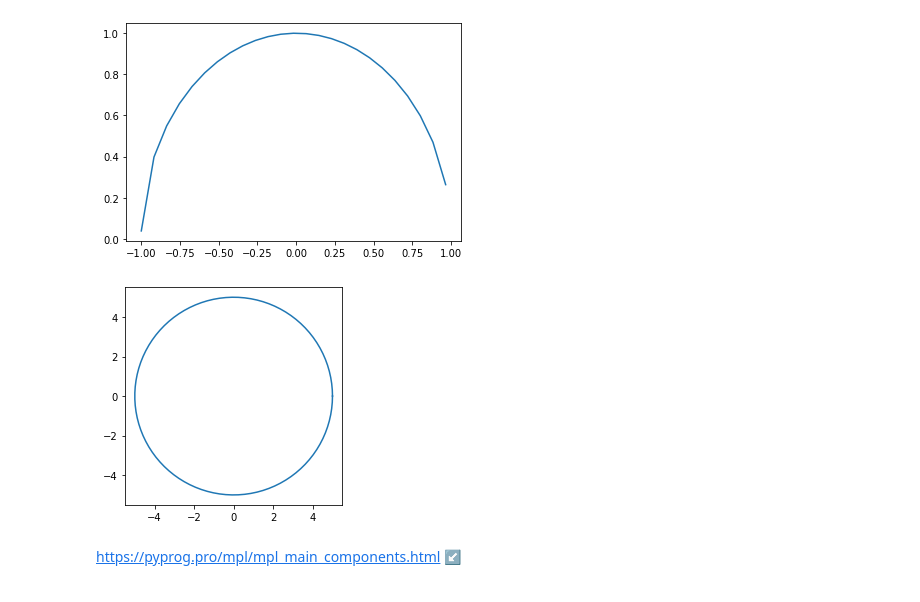
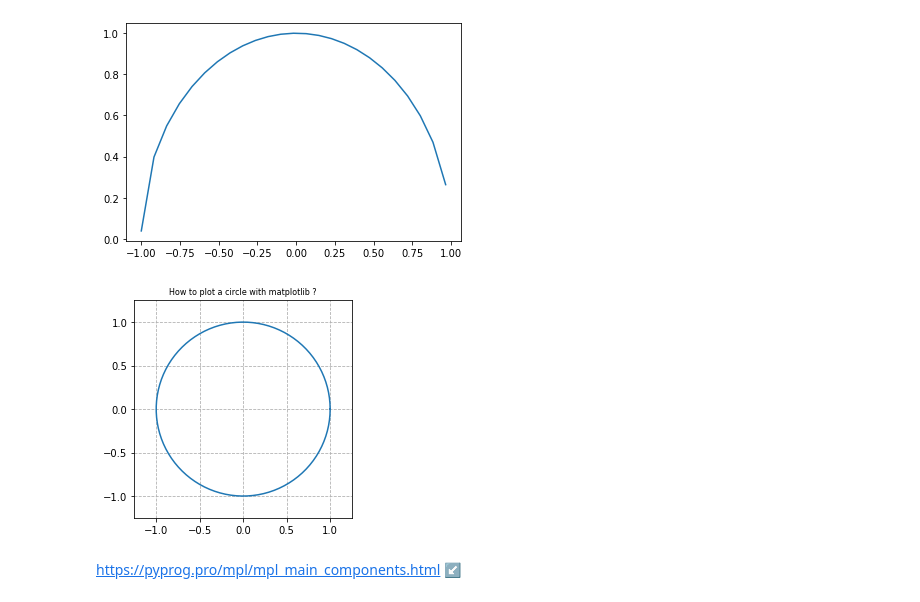
Before and after one commit to PolyanskayaP/FMMRAZ_6sem, a Jupyter notebook: prob_FMMRAZ.ipynb, the cells around one changed output. Saved outputs shown, nothing was run; the diff lists cells and outputs as text; code cells hidden in the pictures.

```diff
--- a/prob_FMMRAZ.ipynb
+++ b/prob_FMMRAZ.ipynb
@@ -25,32 +25,32 @@ plt.show()
 # %%
 import numpy as np
 import matplotlib.pyplot as plt
 
 theta = np.linspace(0, 2*np.pi, 100)   #для генерации последовательности чисел в линейном пространстве с одинаковым размером шага
 
-r = np.sqrt(25.0)
+r = np.sqrt(1.0)
 
 x1 = r*np.cos(theta)  #y типо
 x2 = r*np.sin(theta)  #y типо
 
 fig, ax = plt.subplots(1)
 
 ax.plot(x1, x2)
 
 ax.set_aspect(1)  #чтобы ровненько было, не вытянуто
-'''
-plt.xlim(-1.25,1.25)
+
+plt.xlim(-1.25,1.25)  #координатная сетка от скольки до скольки
 plt.ylim(-1.25,1.25)
 
-plt.grid(linestyle='--')
+plt.grid(linestyle='--')  #стиль сеточки
 
 plt.title('How to plot a circle with matplotlib ?', fontsize=8)
 
-plt.savefig("plot_circle_matplotlib_01.png", bbox_inches='tight')
-'''
+#plt.savefig("plot_circle_matplotlib_01.png", bbox_inches='tight')  #для сохранения картинки с графиком
+
 plt.show()
 # %% [output]
-[figure, old version]
+[figure, new version]
 # %% [markdown]
 https://pyprog.pro/mpl/mpl_main_components.html   ↙
 # %%
```
